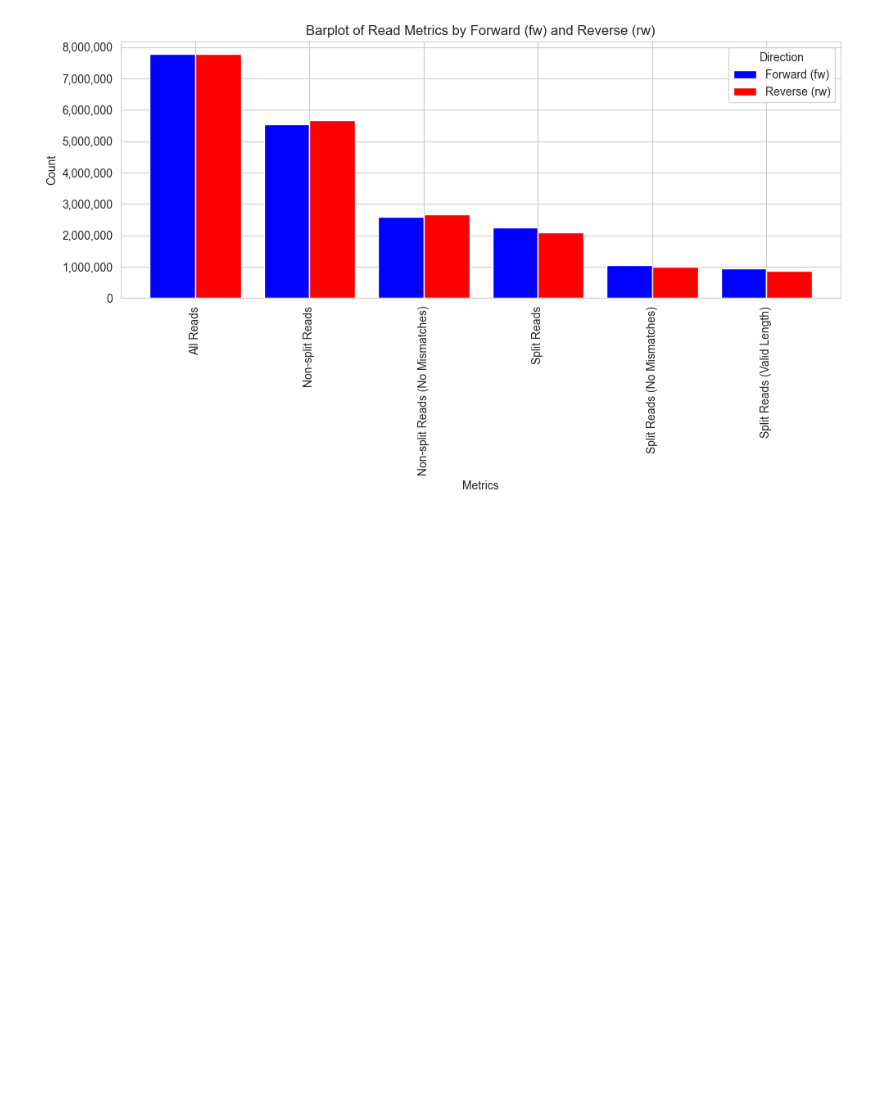
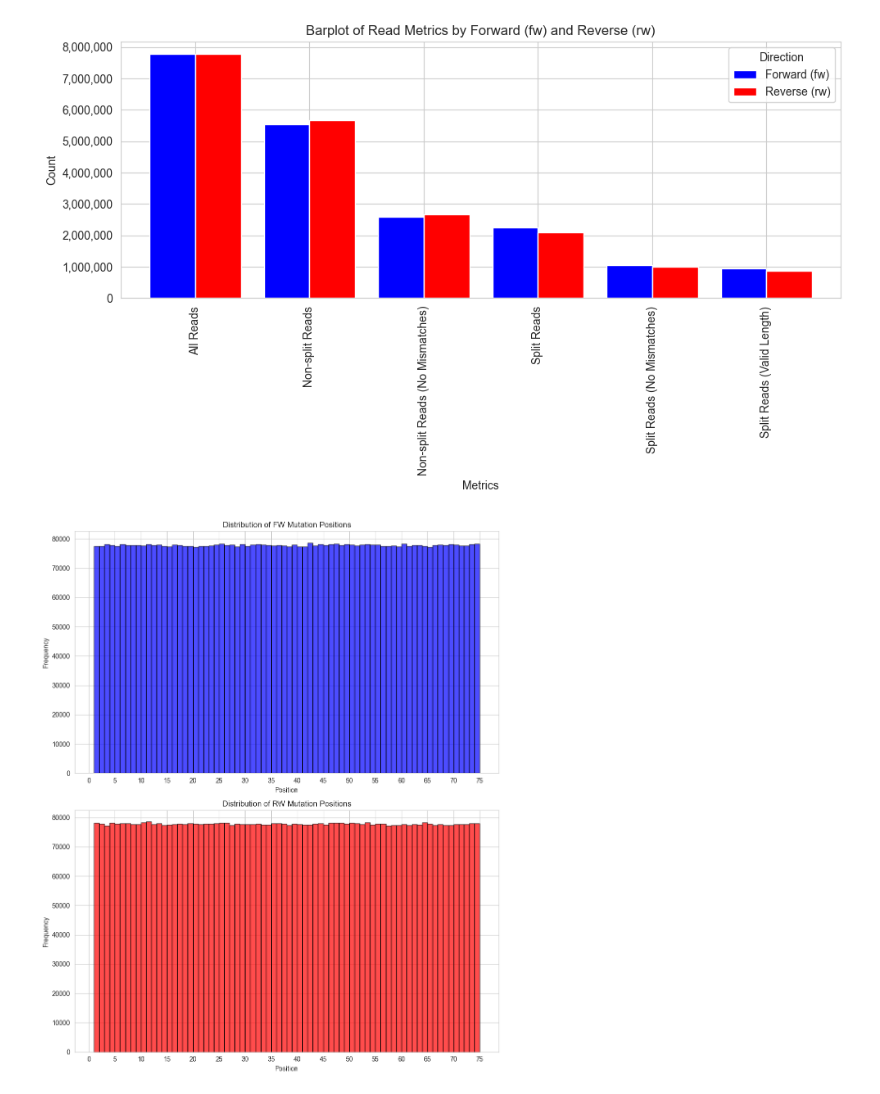
Before and after one commit to IngiumDev/gobi, a Jupyter notebook: src/main/Analysis/readsimulator/analyze_read_simulator.ipynb, the cells around one changed output. Cells and saved outputs as stored; diff of their text form; code cells hidden in the pictures; blank space fills up the shorter version.

```diff
--- a/src/main/Analysis/readsimulator/analyze_read_simulator.ipynb
+++ b/src/main/Analysis/readsimulator/analyze_read_simulator.ipynb
@@ -376,3 +420,44 @@ plt.tight_layout()
 plt.show()
 # %% [output]
 [figure]
+# %%
+# Distribution of what position the mutations are in
+# Extract mutation positions for fw and rw
+fw_mutation_positions = []
+rw_mutation_positions = []
+
+for fw_mut in mapping_info_df['fw_mut']:
+    if isinstance(fw_mut, str) and fw_mut:
+        fw_mutation_positions.extend(map(int, fw_mut.split(',')))
+
+for rw_mut in mapping_info_df['rw_mut']:
+    if isinstance(rw_mut, str) and rw_mut:
+        rw_mutation_positions.extend(map(int, rw_mut.split(',')))
+# %%
+
+
+# Create histograms for fw and rw mutation positions
+fig, (ax1, ax2) = plt.subplots(2, 1, figsize=(10, 12))
+
+# FW mutation positions histogram
+ax1.hist(fw_mutation_positions, bins=np.unique(fw_mutation_positions)+1, color='blue', edgecolor='black', alpha=0.7)
+ax1.set_title('Distribution of FW Mutation Positions')
+ax1.set_xlabel('Position')
+ax1.set_ylabel('Frequency')
+ax1.grid(True)
+ax1.xaxis.set_major_locator(MultipleLocator(5))  # Set x-axis ticks to step by 5
+
+# RW mutation positions histogram
+ax2.hist(rw_mutation_positions, bins=np.unique(rw_mutation_positions)+1, color='red', edgecolor='black', alpha=0.7)
+ax2.set_title('Distribution of RW Mutation Positions')
+ax2.set_xlabel('Position')
+ax2.set_ylabel('Frequency')
+ax2.grid(True)
+ax2.xaxis.set_major_locator(MultipleLocator(5))  # Set x-axis ticks to step by 5
+
+
+plt.tight_layout()
+plt.savefig('simon_histogram_mutation_positions.png', dpi=600)
+plt.show()
+# %% [output]
+[figure, added]
```
Also changed, not shown: parts of 17 cells of this notebook.
